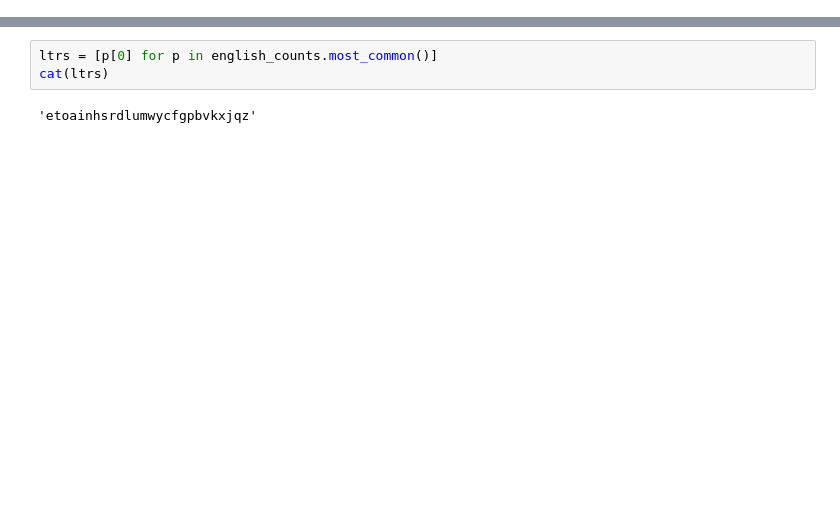
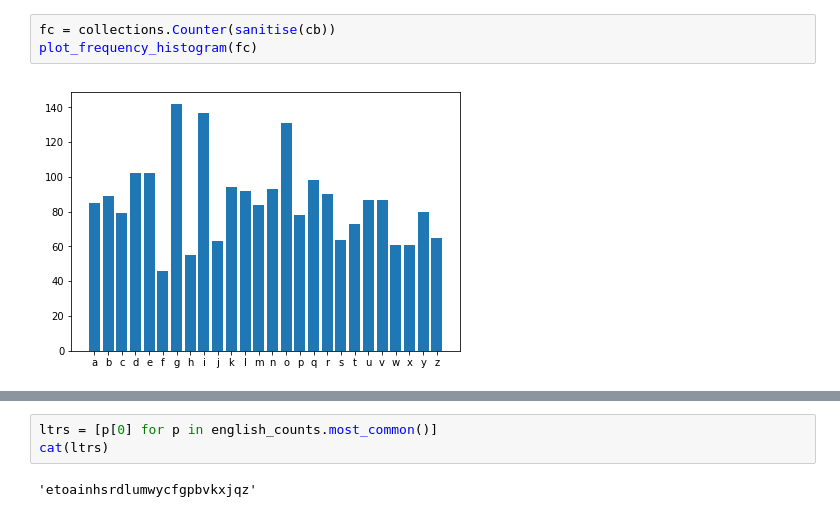
Before and after one commit to NeilNjae/cipher-tools, a Jupyter notebook: 2017/2017-challenge6.ipynb, the cells around one changed output, grey strips where cells are left out. Cells and saved outputs as stored; diff of their text form; blank space fills up the shorter version.

```diff
--- a/2017/2017-challenge6.ipynb
+++ b/2017/2017-challenge6.ipynb
@@ -65,0 +152,5 @@ gyotygparsneylhadnsyooscnrsdlnjbfmylxjyddnrvfilenrsrdigymnienondrnqcaflienjabyjl
+# %%
+fc = collections.Counter(sanitise(cb))
+plot_frequency_histogram(fc)
+# %% [output]
+[figure, added]
```
Also changed, not shown: parts of 93 cells of this notebook, 4 other files.
